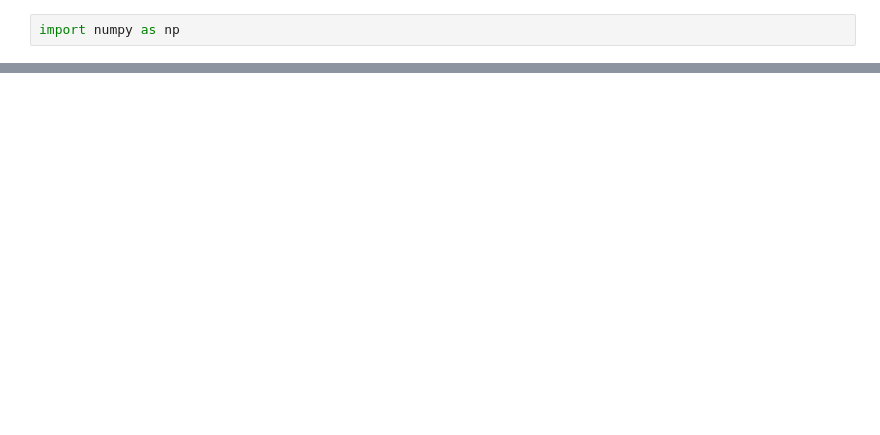
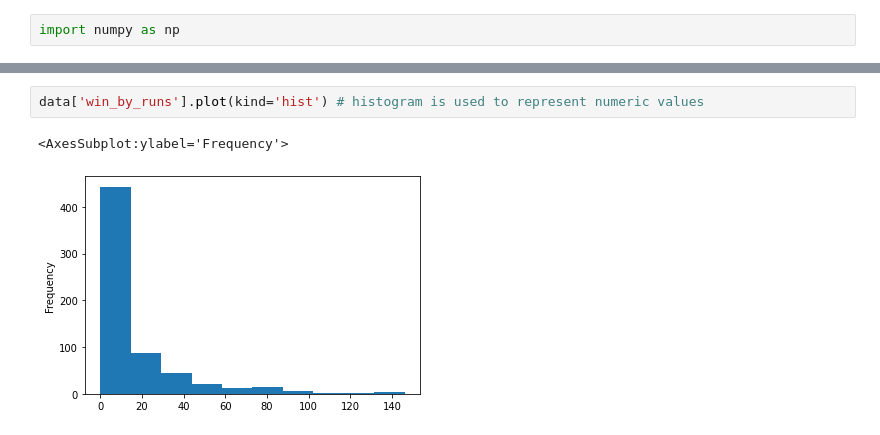
Before and after one commit to nikitaaccount/Data-Analysis, a Jupyter notebook: First.ipynb, the cells around one changed output, grey strips where cells are left out. Drawn from its saved outputs; the diff is of its cells as text; blank space fills up the shorter version.

```diff
--- a/First.ipynb
+++ b/First.ipynb
@@ -596,0 +284,5 @@ array([0, 1, 2, 3, 4], dtype=int64)
+# %%
+data['win_by_runs'].plot(kind='hist') # histogram is used to represent numeric values
+# %% [output]
+<AxesSubplot:ylabel='Frequency'>
+[figure, added]
```
Also changed, not shown: parts of 168 cells of this notebook, 2 other files.
